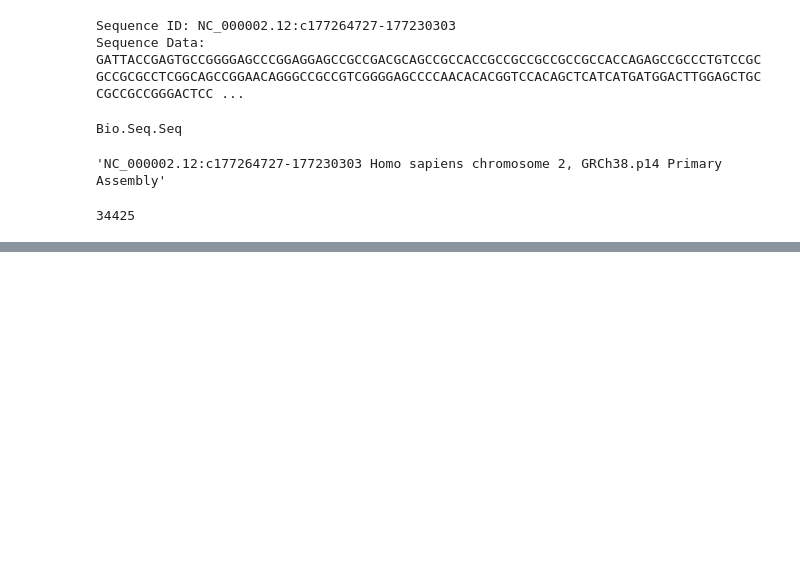
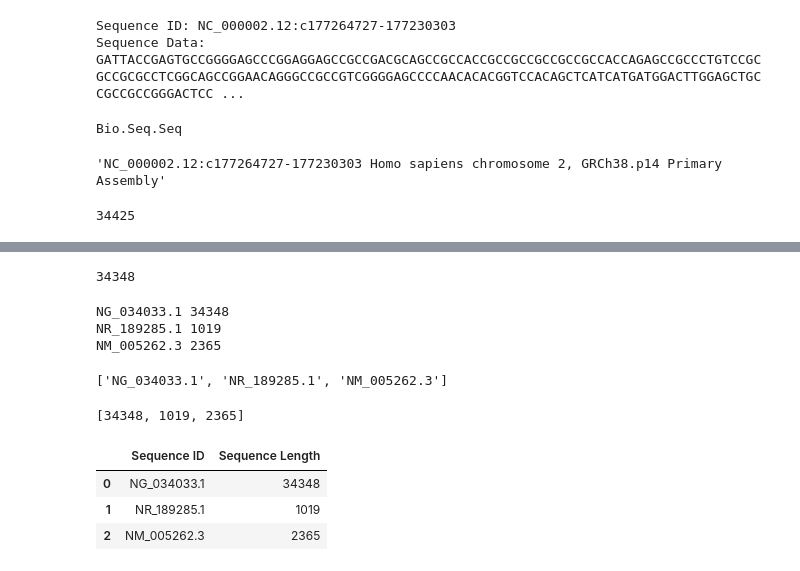
Before and after one commit to shihabrafio/Bio_informatics, a Jupyter notebook: Biopython.ipynb, the cells around one changed output, grey strips where cells are left out. Cells and saved outputs as stored; diff of their text form; code cells hidden in the pictures; blank space fills up the shorter version.

Commit message:
Multi seq fasta file

```diff
--- a/Biopython.ipynb
+++ b/Biopython.ipynb
@@ -62,0 +70,23 @@ len(sequence_data)
+# %%
+from Bio import SeqIO
+import pandas as pd
+import os
+
+# Specify the path to the FASTA file
+multiple_fasta_file = "./data/multiplesequence.fasta"
+
+# Read the FASTA file
+sequences = SeqIO.parse(multiple_fasta_file, "fasta")
+
+# Create an empty list to store the sequence data
+sequence_data = []
+
+# Iterate over the sequences
+for sequence in sequences:
+    # Access the sequence ID and sequence data
+    sequence_id = sequence.id
+    sequence_data.append(sequence)
+
+    # Do something with the sequence data
+    print(f"Sequence ID: {sequence_id}")
+    print(f"Sequence Data: {sequence.seq}")
@@ -62,0 +118,36 @@ len(sequence_data)
+# %%
+len(first_sequence.seq)
+# %% [output]
+34348
+# %%
+for sequence in sequence_data:
+    print(sequence.id,len(sequence.seq))
+# %% [output]
+NG_034033.1 34348
+NR_189285.1 1019
+NM_005262.3 2365
+# %%
+seq_ids = []
+seq_lengs = []
+for record in sequence_data:
+    sequence_id = record.id
+    sequence_length = len(record.seq)
+    seq_ids.append((sequence_id))
+    seq_lengs.append((sequence_length))
+# %%
+seq_ids
+# %% [output]
+['NG_034033.1', 'NR_189285.1', 'NM_005262.3']
+# %%
+seq_lengs
+# %% [output]
+[34348, 1019, 2365]
+# %%
+# Create a dataframe
+dataframe = pd.DataFrame({'Sequence ID': seq_ids, 'Sequence Length': seq_lengs})
+dataframe
+# %% [output]
+|  | Sequence ID | Sequence Length |
+| 0 | NG_034033.1 | 34348 |
+| 1 | NR_189285.1 | 1019 |
+| 2 | NM_005262.3 | 2365 |
```
Also changed, not shown: parts of 10 cells of this notebook.
